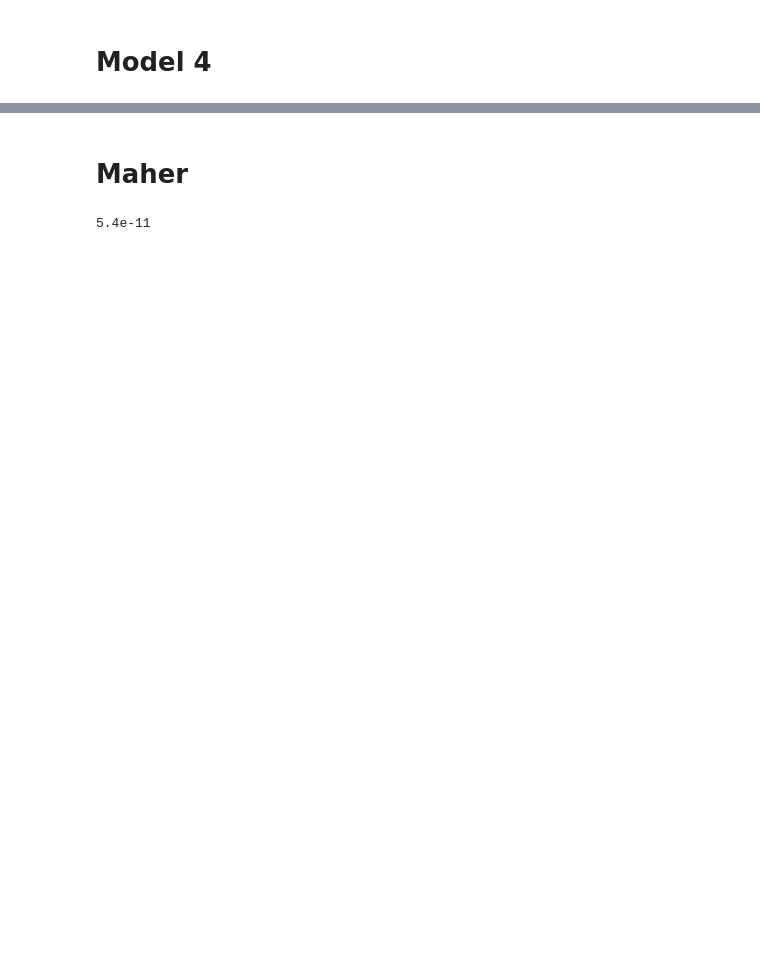
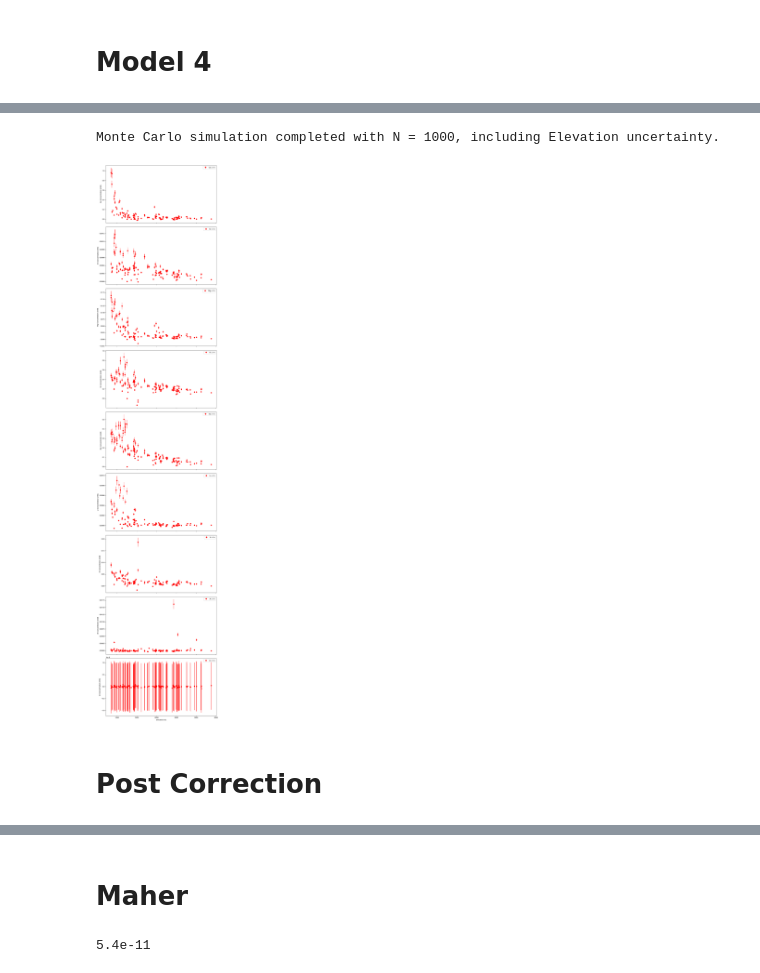
Before and after one commit to iskiros/Nepal, a Jupyter notebook: Code/Model4.ipynb, the cells around one changed output, grey strips where cells are left out. Cells and saved outputs as stored; diff of their text form; code cells hidden in the pictures; blank space fills up the shorter version.

```diff
--- a/Code/Model4.ipynb
+++ b/Code/Model4.ipynb
@@ -54,0 +249,13 @@ df_full = df_2.copy()
+# %%
+element_dict = ['Ca', 'Sr', 'Mg', 'Si', 'Na', 'Li', 'K', 'Al', 'Cl']
+
+
+# Compute site-specific rain averages
+site_means = {}
+for site in sites:
+    site_rain = df_rain[df_rain['Traverse'] == site]
+    if not site_rain.empty:  # Only add sites with data
+        site_means[site] = {
+            'Cl_mM': site_rain['Cl_mM'].mean(),
+            **{f'{element}_mM': site_rain[f'{element}_mM'].mean() for element in element_dict}
+        }
@@ -54,0 +385,64 @@ df_full = df_2.copy()
+# %%
+import numpy as np
+import pandas as pd
+import matplotlib.pyplot as plt
+
+# Number of Monte Carlo simulations
+N_simulations = 1000
+
+# Initialize list for storing Monte Carlo realizations
+monte_carlo_results = []
+
+
+# Run Monte Carlo simulations
+for i in range(N_simulations):
+    df_sim = df_corrected_copy.copy()
+
+    # Apply uncertainty after rain correction
+    for element in element_dict:
+        col_name = f"{element}_mM_*"
+        uncertainty = np.nan_to_num(df_sim[col_name] * uncertainty_levels['concentration'], nan=0.0)
+        uncertainty = np.where(uncertainty <= 0, 1e-6, uncertainty)  # Ensure non-negative uncertainty
+        df_sim[col_name] += np.random.normal(0, uncertainty, size=len(df_sim))
+
+    # Apply uncertainty after evaporite correction
+    for element in element_dict:
+        col_name = f"{element}_mM_EC"
+        uncertainty = np.nan_to_num(df_sim[col_name] * uncertainty_levels['concentration'], nan=0.0)
+        uncertainty = np.where(uncertainty <= 0, 1e-6, uncertainty)  # Ensure non-negative uncertainty
+        df_sim[col_name] += np.random.normal(0, uncertainty, size=len(df_sim))
+
+    # Apply uncertainty to Elevation
+    elevation_uncertainty = np.nan_to_num(df_sim['Elevation'] * uncertainty_levels['Elevation'], nan=0.0)
+    elevation_uncertainty = np.where(elevation_uncertainty <= 0, 1e-6, elevation_uncertainty)
+    df_sim['Elevation'] += np.random.normal(0, elevation_uncertainty, size=len(df_sim))
+
+    # Store the result
+    monte_carlo_results.append(df_sim)
+
+# Combine all simulations into a single DataFrame
+df_monte_carlo = pd.concat(monte_carlo_results, keys=range(N_simulations), names=["Simulation", "Index"])
+
+# Select only numeric columns for aggregation
+numeric_cols = df_monte_carlo.select_dtypes(include=[np.number]).columns
+df_monte_carlo_summary = df_monte_carlo[numeric_cols].groupby("Index").agg(["mean", "std"])
+
+print("Monte Carlo simulation completed with N = 1000, including Elevation uncertainty.")
+
+# Plot evaporite-corrected values with uncertainties against elevation
+fig, axs = plt.subplots(len(element_dict), 1, figsize=(10, len(element_dict) * 5), sharex=True)
+for i, element in enumerate(element_dict):
+    ax = axs[i]
+    mean_values = df_monte_carlo_summary[(f"{element}_mM_EC", "mean")]
+    std_values = df_monte_carlo_summary[(f"{element}_mM_EC", "std")]
+    elevation_mean = df_monte_carlo_summary[("Elevation", "mean")]
+    elevation_std = df_monte_carlo_summary[("Elevation", "std")]
+    ax.errorbar(elevation_mean, mean_values, xerr=elevation_std, yerr=std_values, fmt='o', color='red', label=f'{element} ± 1σ')
+    ax.set_ylabel(f'{element} Concentration (mM)')
+    ax.legend()
+axs[-1].set_xlabel('Elevation (m)')
+plt.tight_layout()
+plt.show()
+# %% [output]
+Monte Carlo simulation completed with N = 1000, including Elevation uncertainty.
+[figure, added]
@@ -55,3 +483,5 @@ df_full = df_2.copy()
+# %% [markdown]
+# Post Correction
 # %%
 # define an element dictionary
 from scipy.spatial import cKDTree
```
Also changed, not shown: parts of 62 cells of this notebook, 44 other files.
